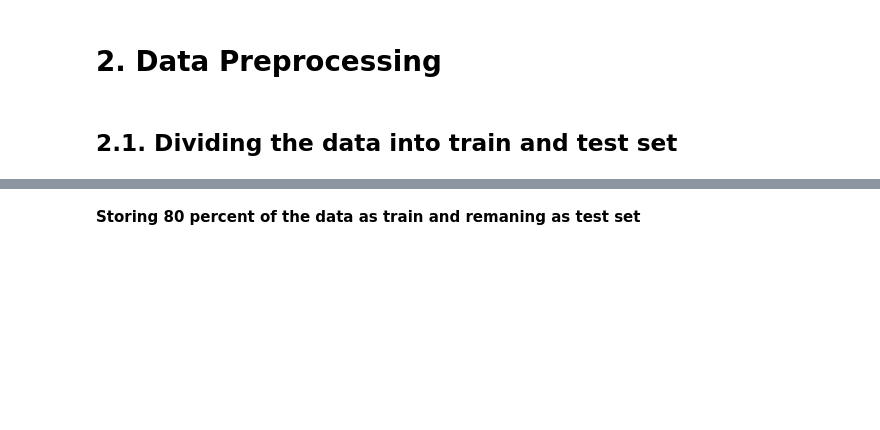
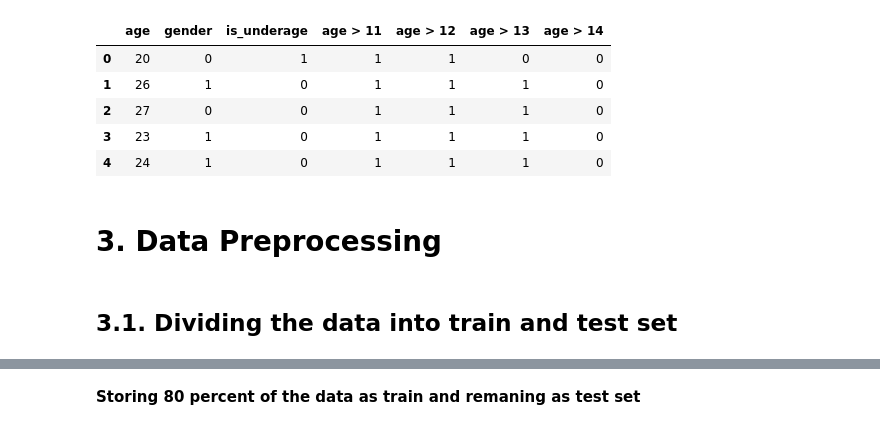
Before and after one commit to konishon/experiments, a Jupyter notebook: hot and cold learning.ipynb, the cells around one changed output, grey strips where cells are left out. Saved outputs shown, nothing was run; the diff lists cells and outputs as text; code cells hidden in the pictures; blank space fills up the shorter version.

```diff
--- a/hot and cold learning.ipynb
+++ b/hot and cold learning.ipynb
@@ -38,0 +69,2 @@ plot = data.groupby('gender').age.plot(kind='kde')
+# %%
+data.is_underage = data.is_underage.astype(int)
@@ -39,7 +77,21 @@ plot = data.groupby('gender').age.plot(kind='kde')
+# %%
+data['age > 11'] = (data.age > 10).astype(int)
+data['age > 12'] = (data.age > 15).astype(int)
+data['age > 13'] = (data.age > 20).astype(int)
+data['age > 14'] = (data.age > 30).astype(int)
+
+data.head()
+# %% [output]
+|  | age | gender | is_underage | age > 11 | age > 12 | age > 13 | age > 14 |
+| 0 | 20 | 0 | 1 | 1 | 1 | 0 | 0 |
+| 1 | 26 | 1 | 0 | 1 | 1 | 1 | 0 |
+| 2 | 27 | 0 | 0 | 1 | 1 | 1 | 0 |
+| 3 | 23 | 1 | 0 | 1 | 1 | 1 | 0 |
+| 4 | 24 | 1 | 0 | 1 | 1 | 1 | 0 |
 # %% [markdown]
-# 2. Data Preprocessing
+# 3. Data Preprocessing
 # %% [markdown]
-## 2.1. Dividing the data into train and test set
+## 3.1. Dividing the data into train and test set
 # %%
 train=data.sample(frac=0.8,random_state=200)
 test=data.drop(train.index)
```
Also changed, not shown: parts of 34 cells of this notebook, 1 other file.
